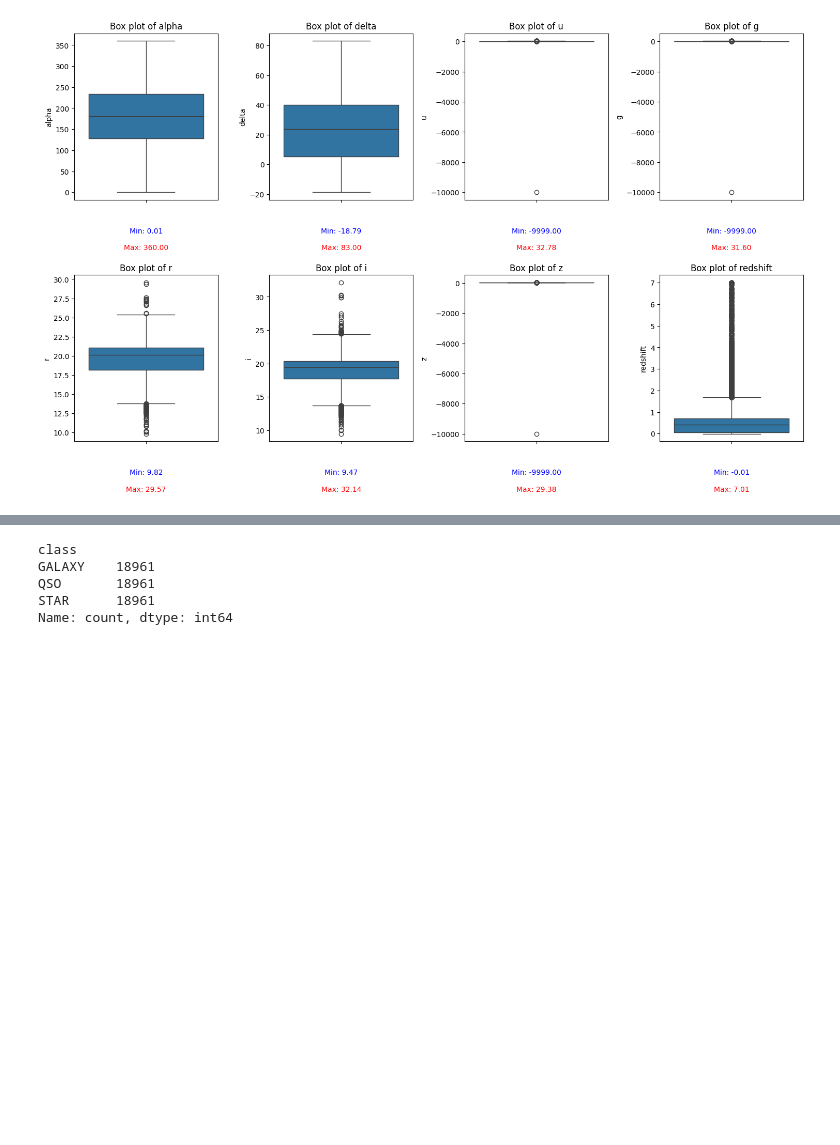
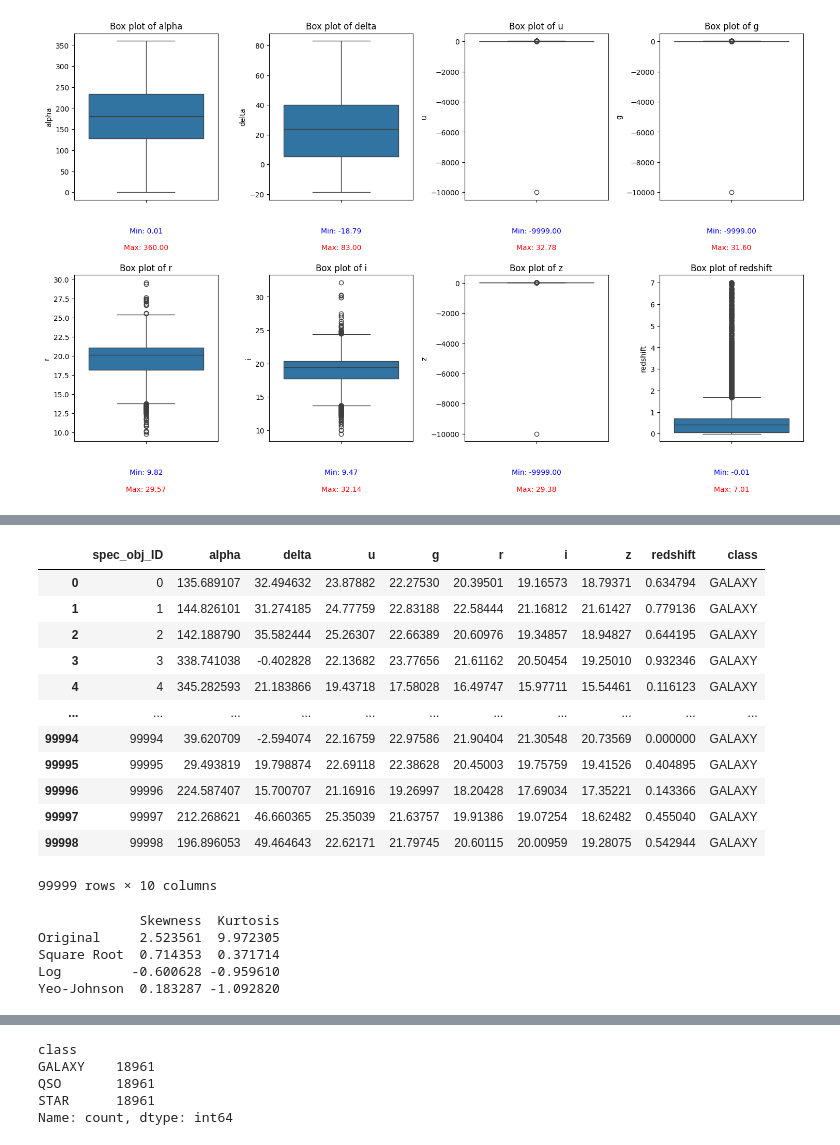
Before and after one commit to jonnneehh/STINTSY-MachineProject, a Jupyter notebook: datasetPreparation.ipynb, the cells around one changed output, grey strips where cells are left out. Cells and saved outputs as stored; diff of their text form; code cells hidden in the pictures; blank space fills up the shorter version.

```diff
--- a/datasetPreparation.ipynb
+++ b/datasetPreparation.ipynb
@@ -230,0 +261,26 @@ plt.show()
+# %%
+# Reset the index to create a new range of indices and drop the current index
+cleaned.reset_index(drop=True, inplace=True)
+
+# Assign new sequential 'spec_obj_ID' based on the new index
+cleaned['spec_obj_ID'] = cleaned.index
+
+# Move 'spec_obj_ID' to the first column
+cols = ['spec_obj_ID'] + [col for col in cleaned.columns if col != 'spec_obj_ID']
+cleaned = cleaned[cols]
+
+cleaned
+# %% [output]
+|  | spec_obj_ID | alpha | delta | u | g | r | i | z | redshift | class |
+| 0 | 0 | 135.689107 | 32.494632 | 23.87882 | 22.27530 | 20.39501 | 19.16573 | 18.79371 | 0.634794 | GALAXY |
+| 1 | 1 | 144.826101 | 31.274185 | 24.77759 | 22.83188 | 22.58444 | 21.16812 | 21.61427 | 0.779136 | GALAXY |
+| 2 | 2 | 142.188790 | 35.582444 | 25.26307 | 22.66389 | 20.60976 | 19.34857 | 18.94827 | 0.644195 | GALAXY |
+| 3 | 3 | 338.741038 | -0.402828 | 22.13682 | 23.77656 | 21.61162 | 20.50454 | 19.25010 | 0.932346 | GALAXY |
+| 4 | 4 | 345.282593 | 21.183866 | 19.43718 | 17.58028 | 16.49747 | 15.97711 | 15.54461 | 0.116123 | GALAXY |
+| ... | ... | ... | ... | ... | ... | ... | ... | ... | ... | ... |
+| 99994 | 99994 | 39.620709 | -2.594074 | 22.16759 | 22.97586 | 21.90404 | 21.30548 | 20.73569 | 0.000000 | GALAXY |
+| 99995 | 99995 | 29.493819 | 19.798874 | 22.69118 | 22.38628 | 20.45003 | 19.75759 | 19.41526 | 0.404895 | GALAXY |
+| 99996 | 99996 | 224.587407 | 15.700707 | 21.16916 | 19.26997 | 18.20428 | 17.69034 | 17.35221 | 0.143366 | GALAXY |
+| 99997 | 99997 | 212.268621 | 46.660365 | 25.35039 | 21.63757 | 19.91386 | 19.07254 | 18.62482 | 0.455040 | GALAXY |
+| 99998 | 99998 | 196.896053 | 49.464643 | 22.62171 | 21.79745 | 20.60115 | 20.00959 | 19.28075 | 0.542944 | GALAXY |
+99999 rows × 10 columns
@@ -230,0 +306,31 @@ plt.show()
+# %%
+from scipy.stats import skew, kurtosis
+
+def compute_statistics(df, feature):
+    stats_dict = {}
+    transformations = {
+        'Original': df[feature],
+        'Square Root': sqrt_transform_feature(df.copy(), feature)[feature],
+        'Log': log_transform_feature(df.copy(), feature)[feature],
+        'Yeo-Johnson': yeo_johnson_transform_feature(df.copy(), feature)[feature]
+    }
+
+    for name, data in transformations.items():
+        stats_dict[name] = {
+            'Skewness': skew(data),
+            'Kurtosis': kurtosis(data)
+        }
+
+    stats_df = pd.DataFrame(stats_dict).T
+    return stats_df
+
+# Example usage
+feature = 'redshift'
+stats_df = compute_statistics(cleaned, feature)
+print(stats_df)
+# %% [output]
+             Skewness  Kurtosis
+Original     2.523561  9.972305
+Square Root  0.714353  0.371714
+Log         -0.600628 -0.959610
+Yeo-Johnson  0.183287 -1.092820
```
Also changed, not shown: parts of 8 cells of this notebook, 1 other file.
